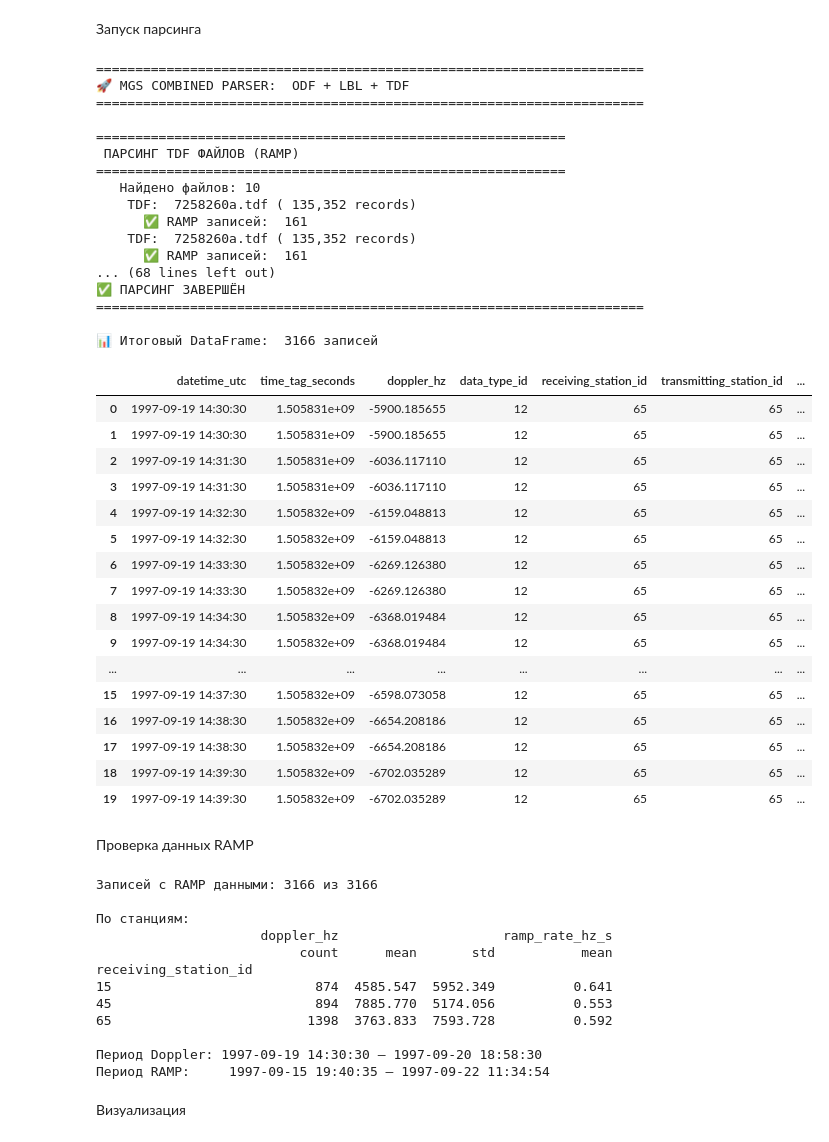
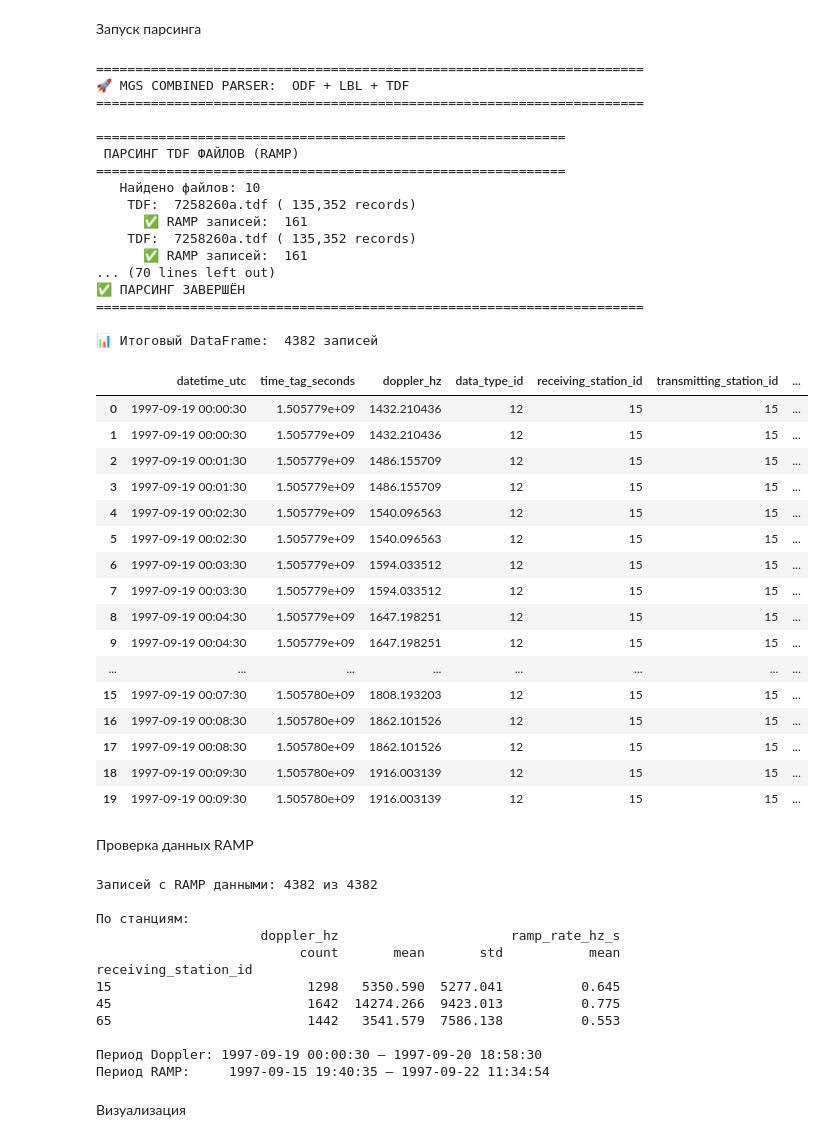
Before and after one commit to nikitakozmin/spacecraft_orbit-clarification, a Jupyter notebook: parser.ipynb, the cells around one changed output. Cells and saved outputs as stored; diff of their text form; code cells hidden in the pictures.

```diff
--- a/parser.ipynb
+++ b/parser.ipynb
@@ -578,54 +578,55 @@ OUTPUT_FILE = "output_data/mgs_doppler_with_ramp.csv"
 # Парсим всё!
 # date_filter=(19, 20) — берём только 19-20 сентября
 df_result = parser.parse_all(
     odf_folder=ODF_FOLDER,
     tdf_folder=TDF_FOLDER,
     date_filter=(19, 20),  # Ваши даты
-    # hour_start_first_day=16,
-    # minute_start_first_hour=0,
-    hour_start_first_day=14,
+    # # hour_start_first_day=16,
+    # # minute_start_first_hour=0,
+    # hour_start_first_day=14,
+    hour_start_first_day=0,
     minute_start_first_hour=30,
     output_file=OUTPUT_FILE
 )
 
 # Смотрим результат
 print(f"\n📊 Итоговый DataFrame:  {len(df_result)} записей")
 display(df_result. head(20))
 # %% [output]
 ======================================================================
 🚀 MGS COMBINED PARSER:  ODF + LBL + TDF
 ======================================================================
 
 ============================================================
  ПАРСИНГ TDF ФАЙЛОВ (RAMP)
 ============================================================
    Найдено файлов: 10
     TDF:  7258260a.tdf ( 135,352 records)
       ✅ RAMP записей:  161
     TDF:  7258260a.tdf ( 135,352 records)
       ✅ RAMP записей:  161
-... (68 lines left out)
+... (70 lines left out)
 ✅ ПАРСИНГ ЗАВЕРШЁН
 ======================================================================
 
-📊 Итоговый DataFrame:  3166 записей
+📊 Итоговый DataFrame:  4382 записей
 |  | datetime_utc | time_tag_seconds | doppler_hz | data_type_id | receiving_station_id | transmitting_station_id | ... |
-| 0 | 1997-09-19 14:30:30 | 1.505831e+09 | -5900.185655 | 12 | 65 | 65 | ... |
-| 1 | 1997-09-19 14:30:30 | 1.505831e+09 | -5900.185655 | 12 | 65 | 65 | ... |
-| 2 | 1997-09-19 14:31:30 | 1.505831e+09 | -6036.117110 | 12 | 65 | 65 | ... |
-| 3 | 1997-09-19 14:31:30 | 1.505831e+09 | -6036.117110 | 12 | 65 | 65 | ... |
-| 4 | 1997-09-19 14:32:30 | 1.505832e+09 | -6159.048813 | 12 | 65 | 65 | ... |
-| 5 | 1997-09-19 14:32:30 | 1.505832e+09 | -6159.048813 | 12 | 65 | 65 | ... |
-| 6 | 1997-09-19 14:33:30 | 1.505832e+09 | -6269.126380 | 12 | 65 | 65 | ... |
-| 7 | 1997-09-19 14:33:30 | 1.505832e+09 | -6269.126380 | 12 | 65 | 65 | ... |
-| 8 | 1997-09-19 14:34:30 | 1.505832e+09 | -6368.019484 | 12 | 65 | 65 | ... |
-| 9 | 1997-09-19 14:34:30 | 1.505832e+09 | -6368.019484 | 12 | 65 | 65 | ... |
+| 0 | 1997-09-19 00:00:30 | 1.505779e+09 | 1432.210436 | 12 | 15 | 15 | ... |
+| 1 | 1997-09-19 00:00:30 | 1.505779e+09 | 1432.210436 | 12 | 15 | 15 | ... |
+| 2 | 1997-09-19 00:01:30 | 1.505779e+09 | 1486.155709 | 12 | 15 | 15 | ... |
+| 3 | 1997-09-19 00:01:30 | 1.505779e+09 | 1486.155709 | 12 | 15 | 15 | ... |
+| 4 | 1997-09-19 00:02:30 | 1.505779e+09 | 1540.096563 | 12 | 15 | 15 | ... |
+| 5 | 1997-09-19 00:02:30 | 1.505779e+09 | 1540.096563 | 12 | 15 | 15 | ... |
+| 6 | 1997-09-19 00:03:30 | 1.505779e+09 | 1594.033512 | 12 | 15 | 15 | ... |
+| 7 | 1997-09-19 00:03:30 | 1.505779e+09 | 1594.033512 | 12 | 15 | 15 | ... |
+| 8 | 1997-09-19 00:04:30 | 1.505779e+09 | 1647.198251 | 12 | 15 | 15 | ... |
+| 9 | 1997-09-19 00:04:30 | 1.505779e+09 | 1647.198251 | 12 | 15 | 15 | ... |
 | ... | ... | ... | ... | ... | ... | ... | ... |
-| 15 | 1997-09-19 14:37:30 | 1.505832e+09 | -6598.073058 | 12 | 65 | 65 | ... |
-| 16 | 1997-09-19 14:38:30 | 1.505832e+09 | -6654.208186 | 12 | 65 | 65 | ... |
-| 17 | 1997-09-19 14:38:30 | 1.505832e+09 | -6654.208186 | 12 | 65 | 65 | ... |
-| 18 | 1997-09-19 14:39:30 | 1.505832e+09 | -6702.035289 | 12 | 65 | 65 | ... |
-| 19 | 1997-09-19 14:39:30 | 1.505832e+09 | -6702.035289 | 12 | 65 | 65 | ... |
+| 15 | 1997-09-19 00:07:30 | 1.505780e+09 | 1808.193203 | 12 | 15 | 15 | ... |
+| 16 | 1997-09-19 00:08:30 | 1.505780e+09 | 1862.101526 | 12 | 15 | 15 | ... |
+| 17 | 1997-09-19 00:08:30 | 1.505780e+09 | 1862.101526 | 12 | 15 | 15 | ... |
+| 18 | 1997-09-19 00:09:30 | 1.505780e+09 | 1916.003139 | 12 | 15 | 15 | ... |
+| 19 | 1997-09-19 00:09:30 | 1.505780e+09 | 1916.003139 | 12 | 15 | 15 | ... |
 # %% [markdown]
 Проверка данных RAMP
 # %%
@@ -644,17 +645,17 @@ print(df_result. groupby('receiving_station_id').agg({
 print(f"\nПериод Doppler: {df_result['datetime_utc'].min()} — {df_result['datetime_utc'].max()}")
 print(f"Период RAMP:     {parser.ramp_data['ramp_datetime_utc'].min()} — {parser.ramp_data['ramp_datetime_utc'].max()}")
 # %% [output]
-Записей с RAMP данными: 3166 из 3166
+Записей с RAMP данными: 4382 из 4382
 
 По станциям:
-                     doppler_hz                     ramp_rate_hz_s
-                          count      mean       std           mean
+                     doppler_hz                      ramp_rate_hz_s
+                          count       mean       std           mean
 receiving_station_id
-15                          874  4585.547  5952.349          0.641
-45                          894  7885.770  5174.056          0.553
-65                         1398  3763.833  7593.728          0.592
+15                         1298   5350.590  5277.041          0.645
+45                         1642  14274.266  9423.013          0.775
+65                         1442   3541.579  7586.138          0.553
 
-Период Doppler: 1997-09-19 14:30:30 — 1997-09-20 18:58:30
+Период Doppler: 1997-09-19 00:00:30 — 1997-09-20 18:58:30
 Период RAMP:     1997-09-15 19:40:35 — 1997-09-22 11:34:54
 # %% [markdown]
 Визуализация
```
Also changed, not shown: parts of 2 cells of this notebook, 2 other files.
